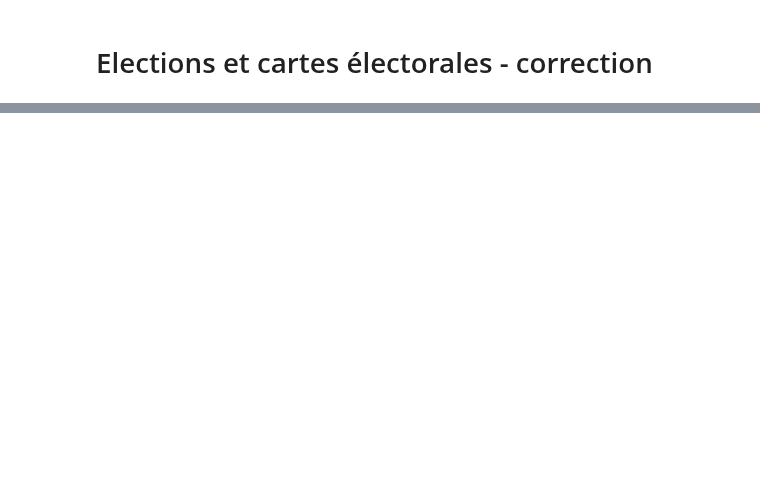
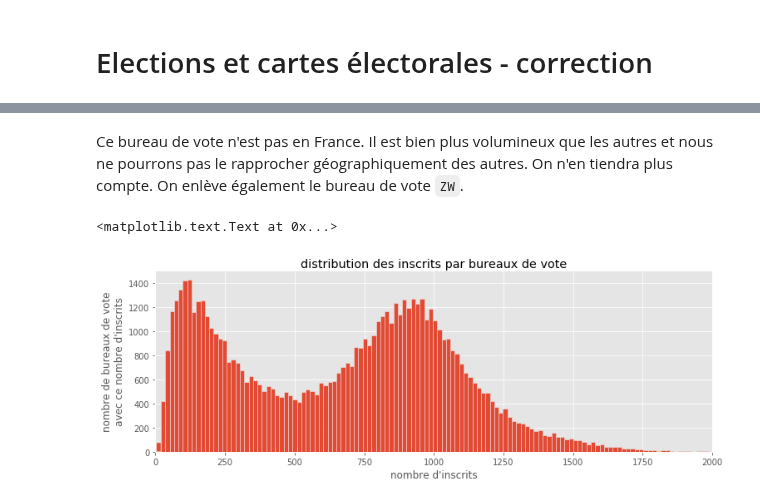
Before and after one commit to sdpython/actuariat_python, a Jupyter notebook: _doc/notebooks/population/election_carte_electorale_correction.ipynb, the cells around one changed output, grey strips where cells are left out. Cells and saved outputs as stored; diff of their text form; code cells hidden in the pictures; blank space fills up the shorter version.

```diff
--- a/_doc/notebooks/population/election_carte_electorale_correction.ipynb
+++ b/_doc/notebooks/population/election_carte_electorale_correction.ipynb
@@ -34,0 +141,4 @@ geo.sort_values(["department", "code_circonscription"]).head(n=2)
+# %%
+t2["idcirc"] = t2.apply(lambda row: str(row["Code département"]) + "%03d" % row["N° de circonscription Lg"],
+                        axis=1)
+t2.head(n=2)
@@ -34,0 +155,9 @@ geo.sort_values(["department", "code_circonscription"]).head(n=2)
+# %%
+t2circ = set(t2["idcirc"])
+t1 = tour["T1"]
+t1["idcirc"] = t1.apply(lambda row: str(row["Code département"]) + "%03d" % row["N° de circonscription Lg"],
+                        axis=1)
+t1["idbureau"] = t1.apply(lambda row: "-".join(str(row[c]) for c in cols), axis=1)
+t1["elu"] = t1["idcirc"].apply(lambda r: r not in t2circ)
+t1nott2 = t1[t1["elu"]].copy()
+t1nott2.head(n=2)
@@ -34,0 +174,7 @@ geo.sort_values(["department", "code_circonscription"]).head(n=2)
+# %%
+import pandas
+t1t2 = pandas.concat([t1nott2, t2], axis=0)
+# %%
+statbu = t1t2[["Code département", "idcirc", "idbureau",
+               "Inscrits"]].groupby(["Code département", "idcirc", "idbureau"], as_index=False).max()
+statbu.head()
@@ -34,0 +209,13 @@ geo.sort_values(["department", "code_circonscription"]).head(n=2)
+# %% [markdown]
+Ce bureau de vote n'est pas en France. Il est bien plus volumineux que les autres et nous ne pourrons pas le rapprocher géographiquement des autres. On n'en tiendra plus compte. On enlève également le bureau de vote ``ZW``.
+# %%
+fig, ax = plt.subplots(figsize=(12,4))
+statbu[(statbu["Code département"] != "ZZ") & (statbu["Code département"] != "ZW")].hist( \
+        bins=200, ax=ax)
+ax.set_xlim(0, 2000)
+ax.set_xlabel("nombre d'inscrits")
+ax.set_ylabel("nombre de bureaux de vote\navec ce nombre d'inscrits")
+ax.set_title("distribution des inscrits par bureaux de vote")
+# %% [output]
+<matplotlib.text.Text at 0x...>
+[figure, added]
```
Also changed, not shown: parts of 65 cells of this notebook, 4 other files.
